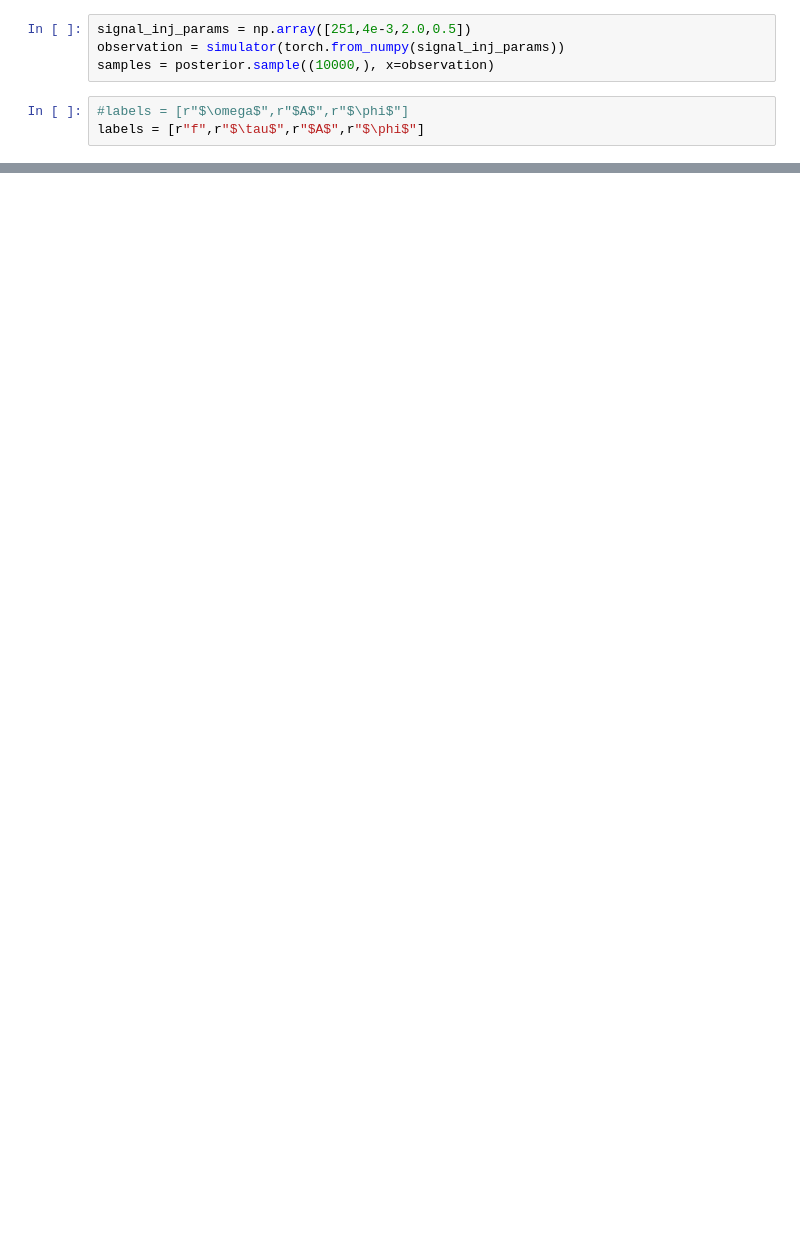
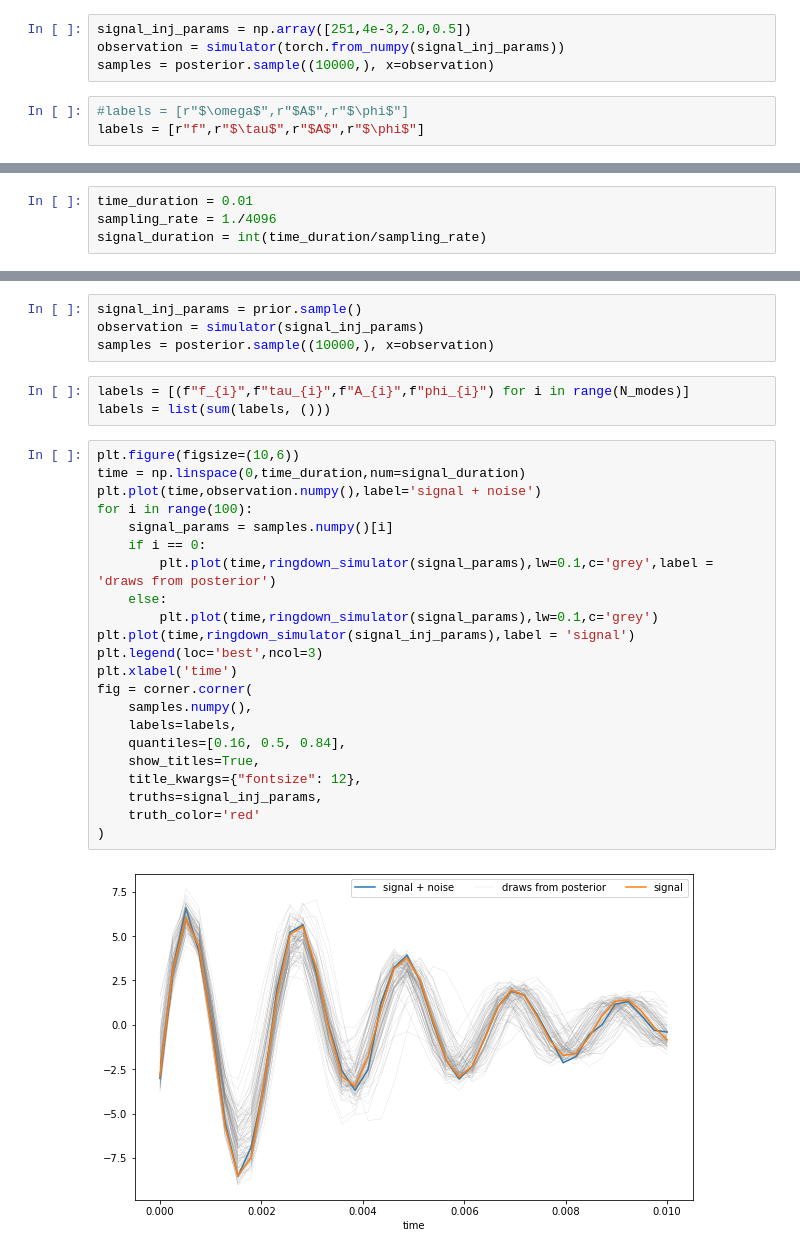
Before and after one commit to robertocotesta/real_time_inference_ringdown, a Jupyter notebook: inference_damped_sinusoid.ipynb, the cells around one changed output, grey strips where cells are left out. Saved outputs shown, nothing was run; the diff lists cells and outputs as text; blank space fills up the shorter version.

```diff
--- a/inference_damped_sinusoid.ipynb
+++ b/inference_damped_sinusoid.ipynb
@@ -78,0 +131,4 @@ fig = corner.corner(
+# %%
+time_duration = 0.01
+sampling_rate = 1./4096
+signal_duration = int(time_duration/sampling_rate)
@@ -78,0 +179,31 @@ fig = corner.corner(
+# %%
+signal_inj_params = prior.sample()
+observation = simulator(signal_inj_params)
+samples = posterior.sample((10000,), x=observation)
+# %%
+labels = [(f"f_{i}",f"tau_{i}",f"A_{i}",f"phi_{i}") for i in range(N_modes)]
+labels = list(sum(labels, ()))
+# %%
+plt.figure(figsize=(10,6))
+time = np.linspace(0,time_duration,num=signal_duration)
+plt.plot(time,observation.numpy(),label='signal + noise')
+for i in range(100):
+    signal_params = samples.numpy()[i]
+    if i == 0:
+        plt.plot(time,ringdown_simulator(signal_params),lw=0.1,c='grey',label = 'draws from posterior')
+    else:
+        plt.plot(time,ringdown_simulator(signal_params),lw=0.1,c='grey')
+plt.plot(time,ringdown_simulator(signal_inj_params),label = 'signal')
+plt.legend(loc='best',ncol=3)
+plt.xlabel('time')
+fig = corner.corner(
+    samples.numpy(),
+    labels=labels,
+    quantiles=[0.16, 0.5, 0.84],
+    show_titles=True,
+    title_kwargs={"fontsize": 12},
+    truths=signal_inj_params,
+    truth_color='red'
+)
+# %% [output]
+[figure, added]
```
Also changed, not shown: parts of 23 cells of this notebook.
